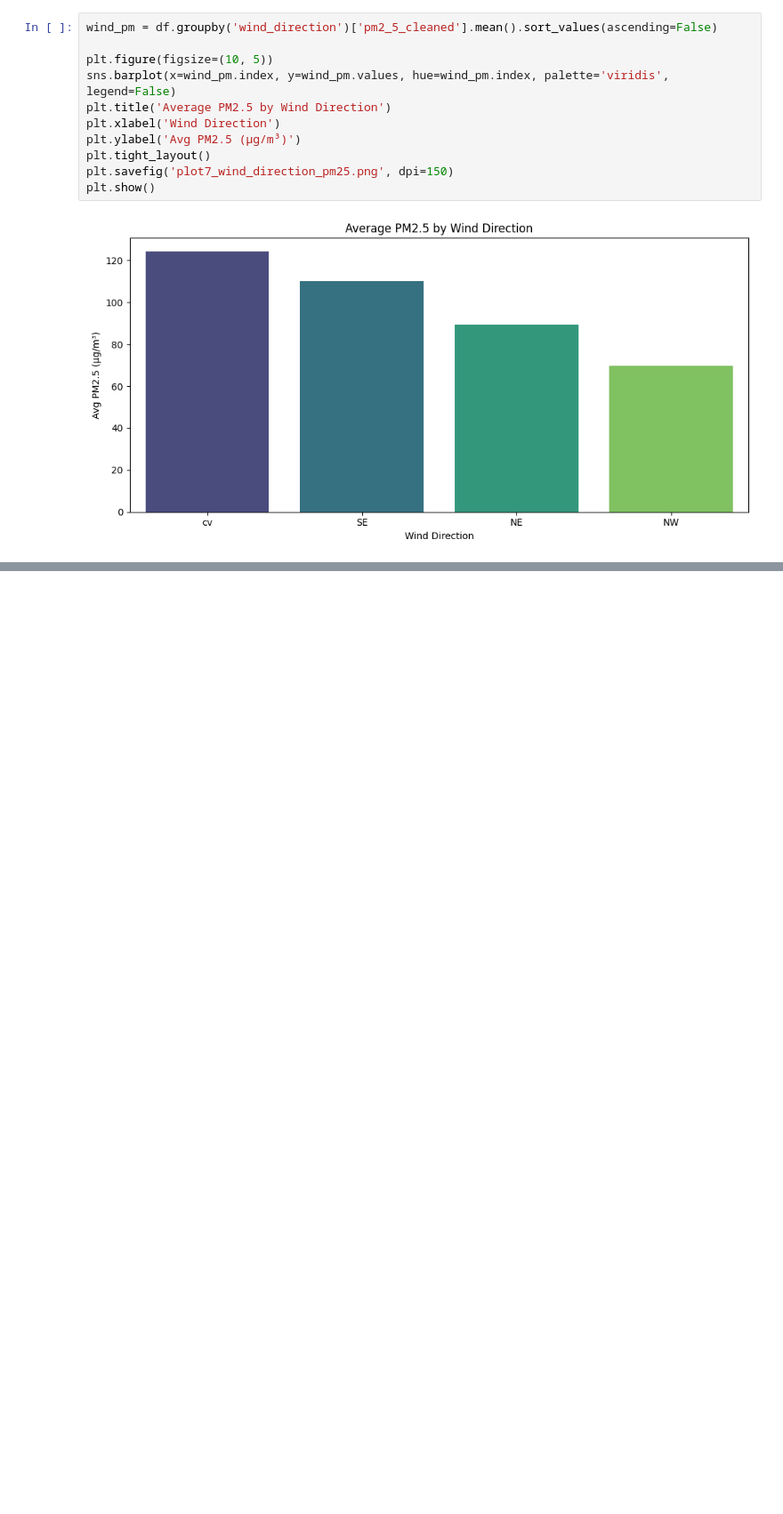
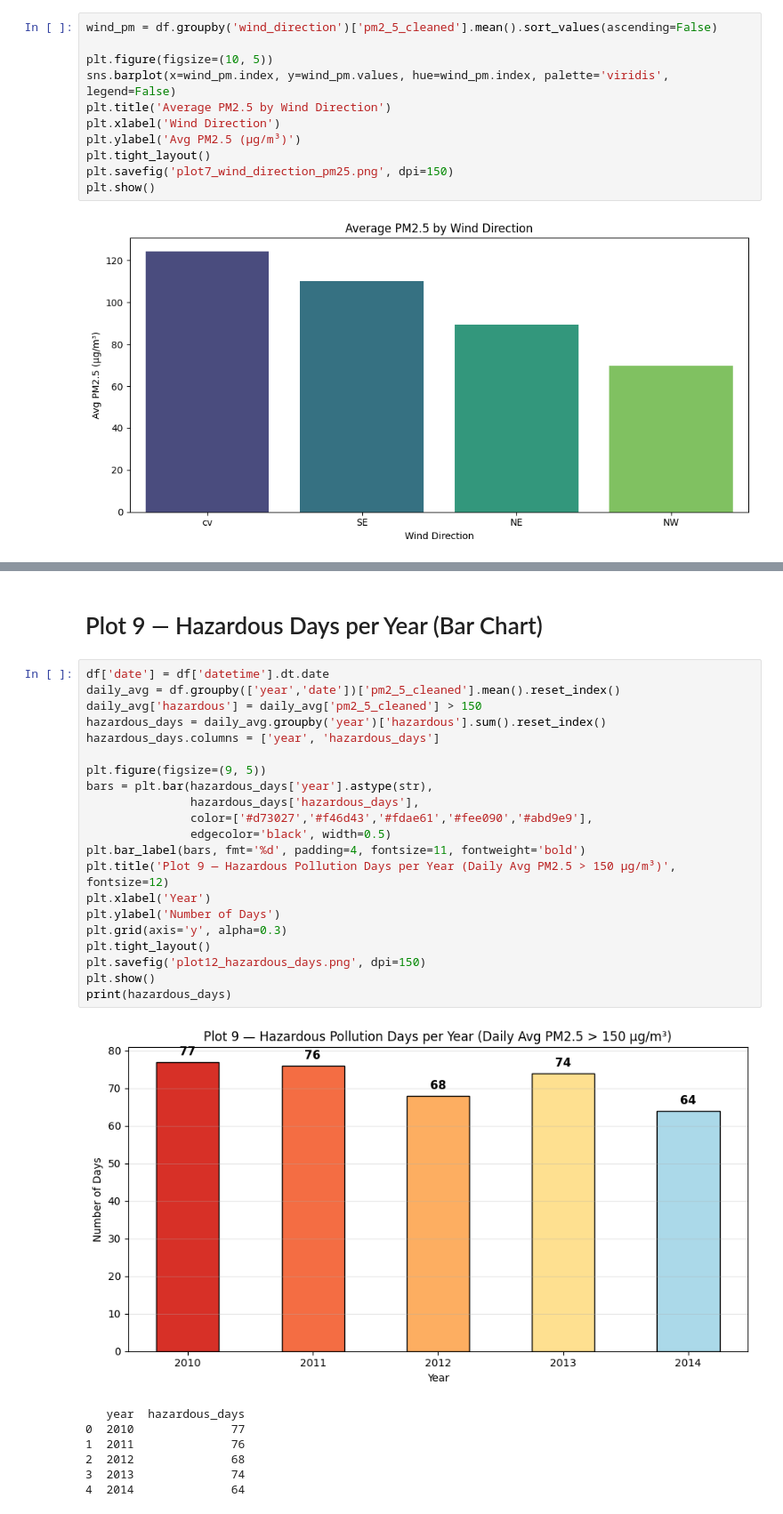
Before and after one commit to MilindDevX/SectionD_G12_BeijingPM25Analysis, a Jupyter notebook: notebooks/03_eda.ipynb, the cells around one changed output, grey strips where cells are left out. Shown at 89% size. Saved outputs shown, nothing was run; the diff lists cells and outputs as text; blank space fills up the shorter version.

```diff
--- a/notebooks/03_eda.ipynb
+++ b/notebooks/03_eda.ipynb
@@ -145,0 +195,31 @@ plt.show()
+# %% [markdown]
+# Plot 9 — Hazardous Days per Year (Bar Chart)
+# %%
+df['date'] = df['datetime'].dt.date
+daily_avg = df.groupby(['year','date'])['pm2_5_cleaned'].mean().reset_index()
+daily_avg['hazardous'] = daily_avg['pm2_5_cleaned'] > 150
+hazardous_days = daily_avg.groupby('year')['hazardous'].sum().reset_index()
+hazardous_days.columns = ['year', 'hazardous_days']
+
+plt.figure(figsize=(9, 5))
+bars = plt.bar(hazardous_days['year'].astype(str),
+               hazardous_days['hazardous_days'],
+               color=['#d73027','#f46d43','#fdae61','#fee090','#abd9e9'],
+               edgecolor='black', width=0.5)
+plt.bar_label(bars, fmt='%d', padding=4, fontsize=11, fontweight='bold')
+plt.title('Plot 9 — Hazardous Pollution Days per Year (Daily Avg PM2.5 > 150 µg/m³)', fontsize=12)
+plt.xlabel('Year')
+plt.ylabel('Number of Days')
+plt.grid(axis='y', alpha=0.3)
+plt.tight_layout()
+plt.savefig('plot12_hazardous_days.png', dpi=150)
+plt.show()
+print(hazardous_days)
+# %% [output]
+[figure, added]
+   year  hazardous_days
+0  2010              77
+1  2011              76
+2  2012              68
+3  2013              74
+4  2014              64
```
Also changed, not shown: parts of 8 cells of this notebook, 15 other files.
